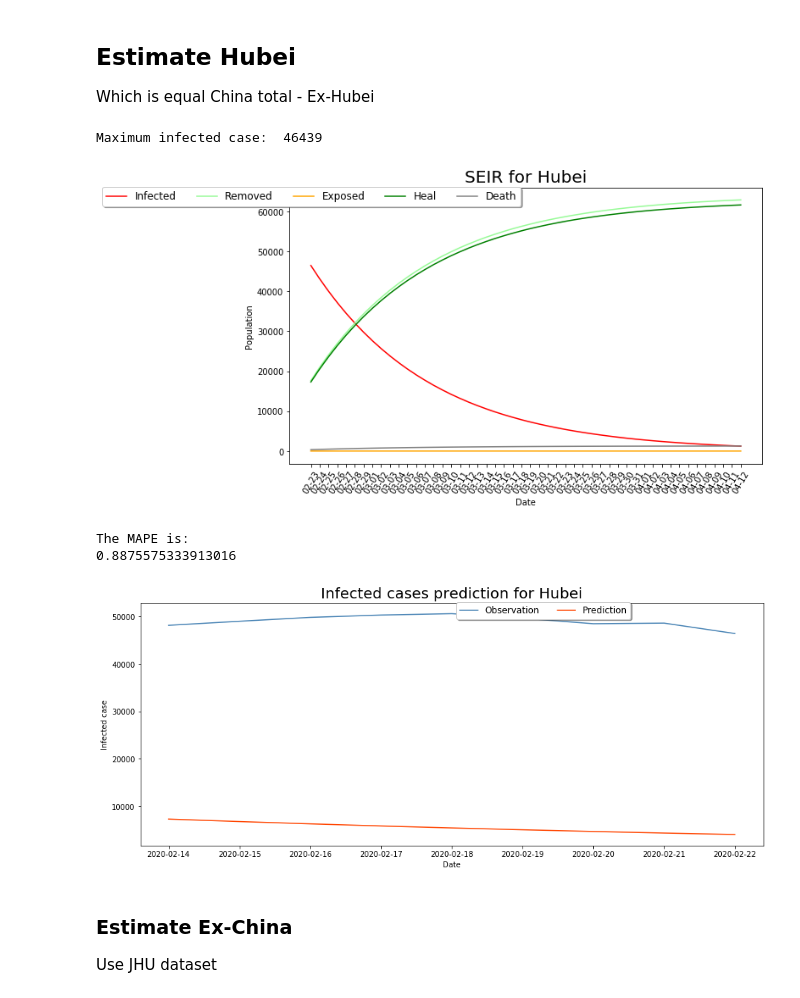
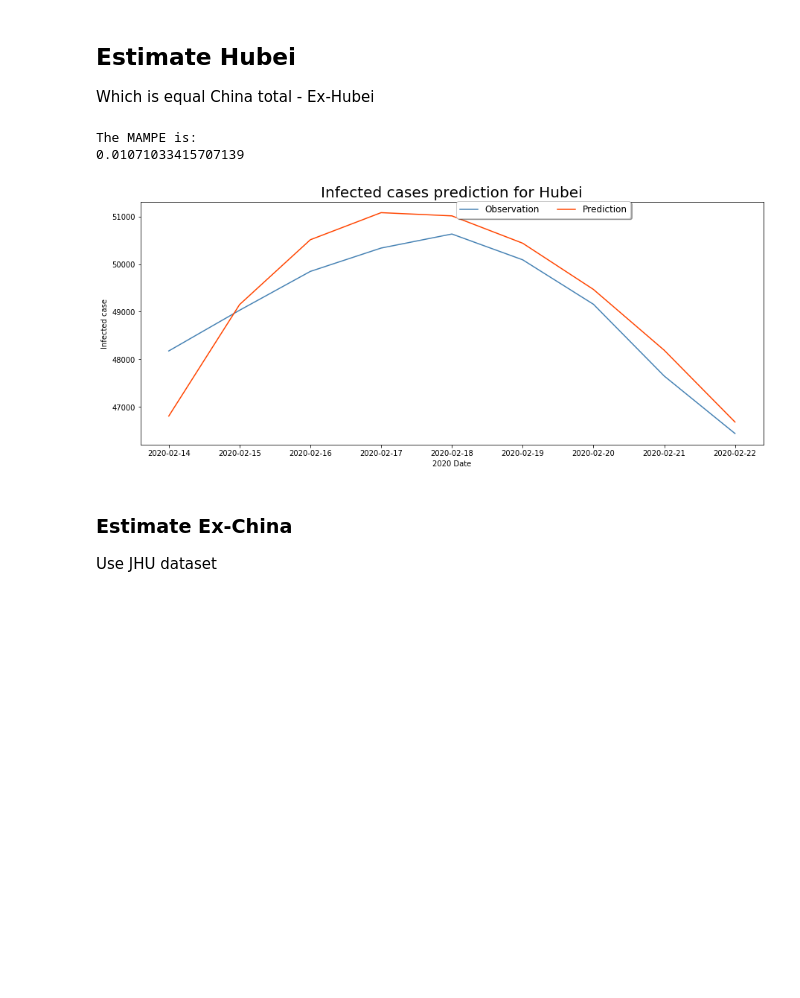
Before and after one commit to docligot/CoronaTracker-simulteModel, a Jupyter notebook: mcmc_SEIR/Forecast_by_MCMC_SEIR.ipynb, the cells around one changed output. Saved outputs shown, nothing was run; the diff lists cells and outputs as text; code cells hidden in the pictures; blank space fills up the shorter version.

```diff
--- a/mcmc_SEIR/Forecast_by_MCMC_SEIR.ipynb
+++ b/mcmc_SEIR/Forecast_by_MCMC_SEIR.ipynb
@@ -212,56 +133,24 @@ The MAPE is:
 # %% [markdown]
 ## Estimate Hubei
 Which is equal China total - Ex-Hubei
-# %%
-## data process
-# Hubei = get_province_df(China_df, "Hubei Province")
-# # del Hubei['E']
-# Hubei  = pd.merge(Hubei, NotHubei[['date','E']], on='date')
-# Hubei["E"] = NotHubei["E"] * 3/4 # suppose the number of exposed cases inside Hubei
-
-# ## estimted result
-# result_Hubei = result - result2
-
-# China_df_test = SIR_data[SIR_data['date'] >= datetime.datetime(2020, 2, 14)]
-# test = get_province_df(China_df_test, "Hubei Province")
-
-# plot_test_data_with_MAPE(test, result_Hubei,'Infected cases prediction for Hubei')
-
-
-
-Hubei = df[(df['Country']=='China')&(df['Province']=='Hubei')].groupby('Date')\
-            .agg({'Confirmed':'sum','R':'sum','I':'sum'}).reset_index()
-
-hubei_dxy = get_province_df(China_dxy,"Hubei Province")
-
-population = Hubei_population
-est_beta = 1457.2/population # based on MCMC result
-
-## use the last observation as the initial point in the new SEIR model
-I0 = list(Hubei['I'])[-1]
-R0 = list(Hubei['R'])[-1]
-E0 = hubei_dxy['E'].iloc[-1]*10
-S0 = population - I0 - E0 - R0
-
-result2 = run_SEIR(Est_beta = est_beta, econ=50, E0=E0, R0=R0, I0 = I0, population=population,
-             rateIR=1/14, rateAl = 1/7,
-             title = 'SEIR for Hubei', death_rate=0.02, show_Sus = False,\
-                  starting_point = Hubei['Date'].max()+datetime.timedelta(days=1))
-
-result2['Date'] = list((NotHubei['Date'].min() + datetime.timedelta(days=x)).strftime('%Y-%m-%d') for x in range(50))
-
-"""
-Calculate MAPE test score using SEIR model result
-"""
-test = SIR_data[SIR_data['Date'] >= datetime.datetime(2020, 2, 14)]
-test = test[(test['Country']=='China')&(test['Province']=='Hubei')].groupby('Date').agg({'Confirmed':'sum','R':'sum','I':'sum'}).reset_index()
-plot_test_data_with_MAPE(test, result2, 'Infected cases prediction for Hubei')
-# %% [output]
-Maximum infected case:  46439
-[figure, removed]
-The MAPE is:
-0.8875575333913016
-[figure, removed]
+# %%
+## data process
+Hubei = get_province_df(China_df, "Hubei Province")
+del Hubei['E']
+Hubei  = pd.merge(Hubei, NotHubei[['date','E']], on='date')
+Hubei["E"] = NotHubei["E"] * 3/4 # suppose the number of exposed cases inside Hubei
+
+## estimted result
+result_Hubei = result - result2
+
+China_df_test = SIR_data[SIR_data['date'] >= datetime.datetime(2020, 2, 14)]
+test = get_province_df(China_df_test, "Hubei Province")
+
+plot_test_data_with_MAPE(test, result_Hubei,'Infected cases prediction for Hubei')
+# %% [output]
+The MAMPE is:
+0.01071033415707139
+[figure, added]
 # %% [markdown]
 ### Estimate Ex-China
 Use JHU dataset
```
Also changed, not shown: parts of 19 cells of this notebook, 3 other files.
